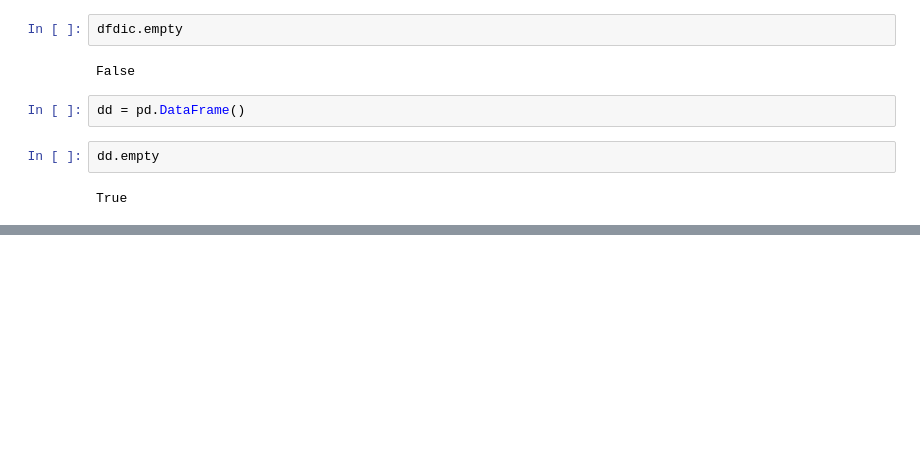
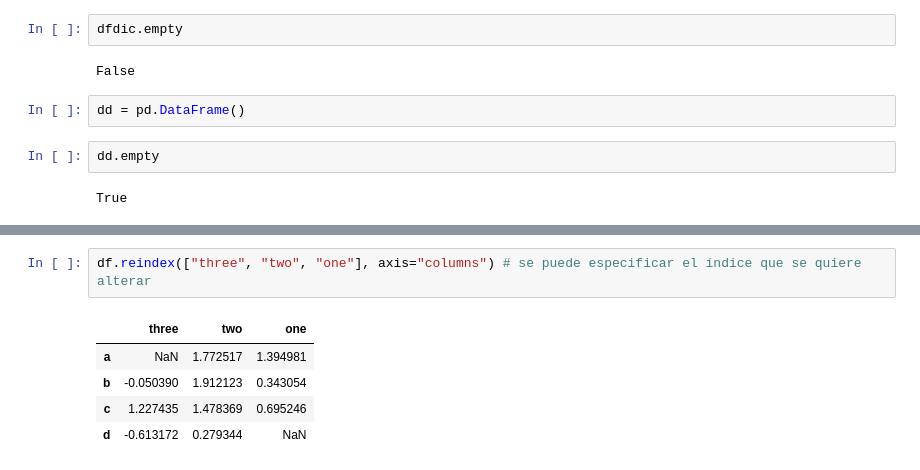
Before and after one commit to Makuiky/notebooks-de-consulta, a Jupyter notebook: pandas.ipynb, the cells around one changed output, grey strips where cells are left out. Drawn from its saved outputs; the diff is of its cells as text; blank space fills up the shorter version.

```diff
--- a/pandas.ipynb
+++ b/pandas.ipynb
@@ -954,0 +1010,8 @@ dtype: bool
+# %%
+df.reindex(["three", "two", "one"], axis="columns") # se puede especificar el índice que se quiere alterar
+# %% [output]
+|  | three | two | one |
+| a | NaN | 1.772517 | 1.394981 |
+| b | -0.050390 | 1.912123 | 0.343054 |
+| c | 1.227435 | 1.478369 | 0.695246 |
+| d | -0.613172 | 0.279344 | NaN |
```
Also changed, not shown: parts of 89 cells of this notebook.
